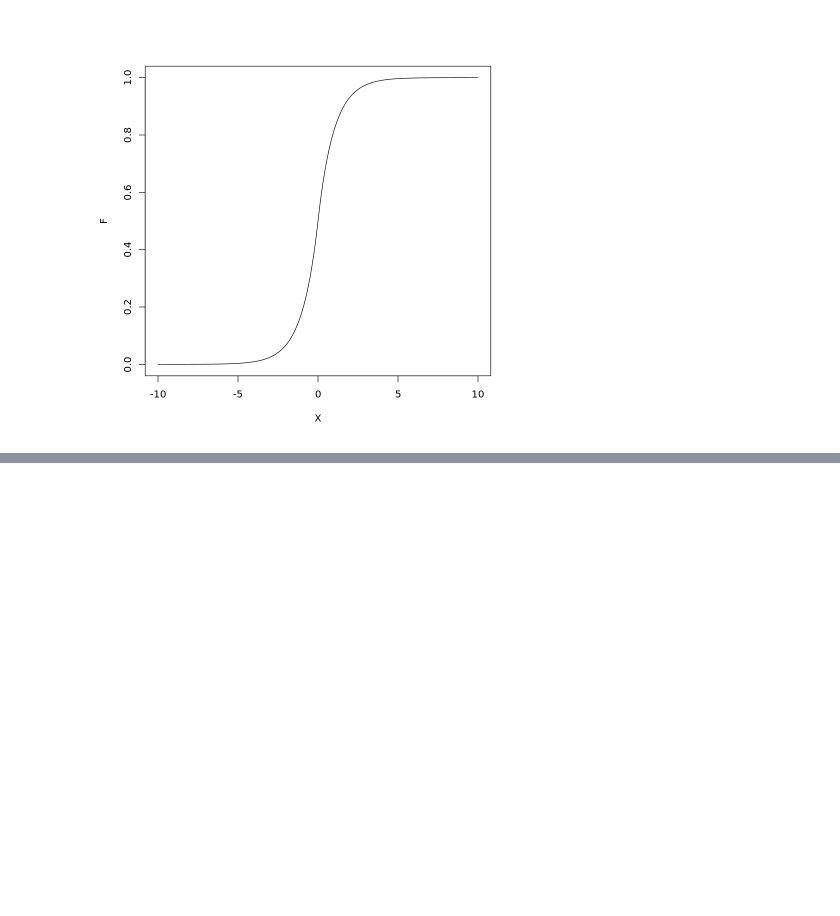
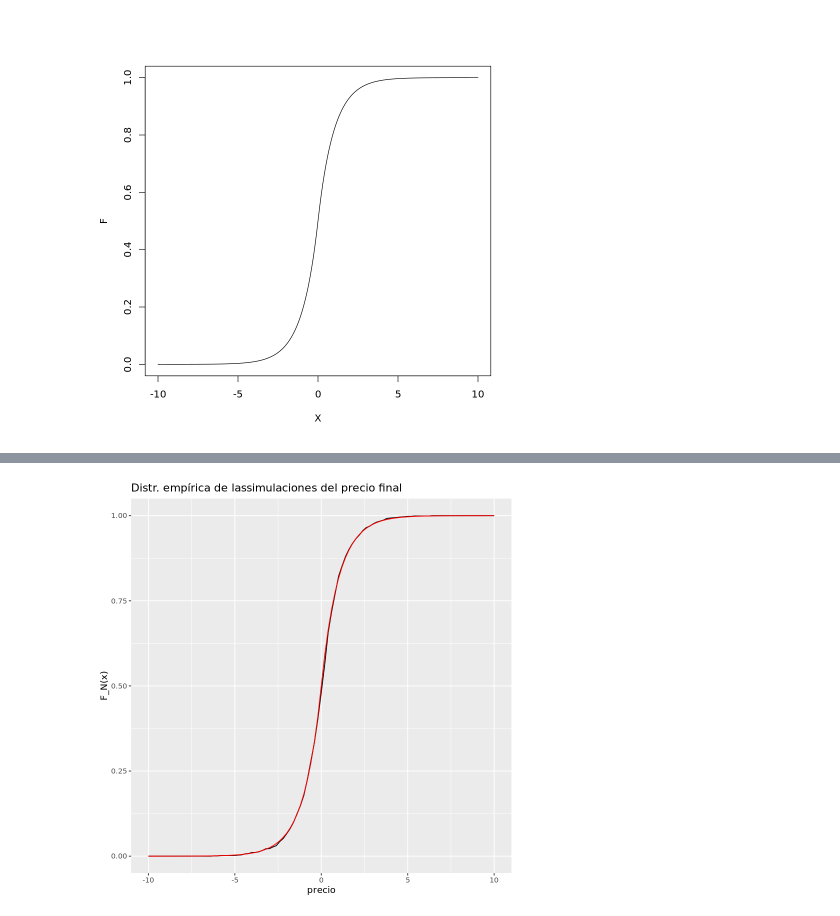
Before and after one commit to cesar-trader/simul_tarea2, a Jupyter notebook: tarea3pregunta1.ipynb, the cells around one changed output, grey strips where cells are left out. Cells and saved outputs as stored; diff of their text form; code cells hidden in the pictures; blank space fills up the shorter version.

```diff
--- a/tarea3pregunta1.ipynb
+++ b/tarea3pregunta1.ipynb
@@ -336,0 +134,2 @@ plotfig+geom_function(fun=ecdf(plotdata[(semana==nsem) & (n<=Nsim),precio]/P0),
+# %%
+test3 = function(x) {ifelse(x<0, 0.5*exp(x),1- 0.5*exp(-x))}
@@ -336,0 +141,5 @@ plotfig+geom_function(fun=ecdf(plotdata[(semana==nsem) & (n<=Nsim),precio]/P0),
+# %%
+pfin3 = pfin2 + stat_function(fun = test3, color="red")
+pfin3
+# %% [output]
+[figure, added]
```
Also changed, not shown: parts of 57 cells of this notebook.
